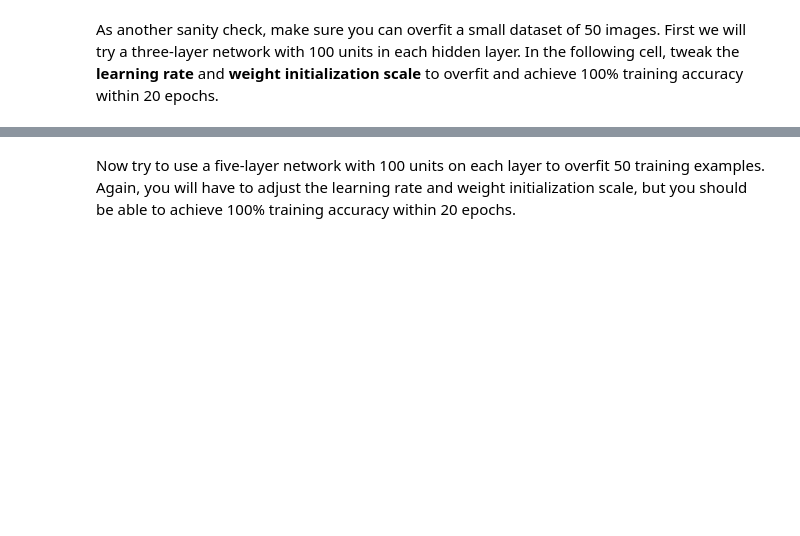
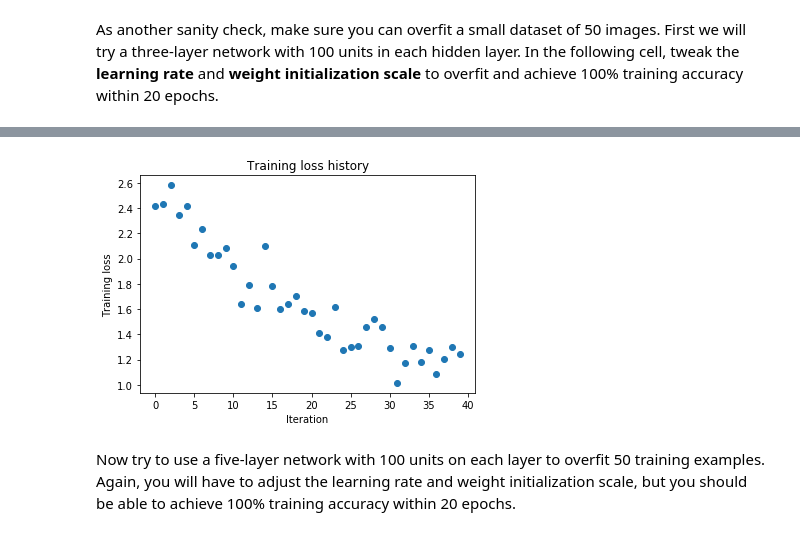
Before and after one commit to Basasuya/cs231n, a Jupyter notebook: assignment2/FullyConnectedNets.ipynb, the cells around one changed output, grey strips where cells are left out. Saved outputs shown, nothing was run; the diff lists cells and outputs as text; code cells hidden in the pictures; blank space fills up the shorter version.

```diff
--- a/assignment2/FullyConnectedNets.ipynb
+++ b/assignment2/FullyConnectedNets.ipynb
@@ -322,7 +337,17 @@ solver = None
 ##############################################################################
 # *****START OF YOUR CODE (DO NOT DELETE/MODIFY THIS LINE)*****
 
-pass
+model = TwoLayerNet(hidden_dim=90, reg=0.5)
+solver = Solver(model, data,
+                update_rule='sgd',
+                optim_config={
+                  'learning_rate': 1e-3,
+                },
+                lr_decay=0.95,
+                num_epochs=10, batch_size=100,
+                print_every=100)
+solver.train()
+
 
 # *****END OF YOUR CODE (DO NOT DELETE/MODIFY THIS LINE)*****
 ##############################################################################
@@ -393,21 +455,37 @@ small_data = {
   'y_val': data['y_val'],
 }
 
-weight_scale = 1e-2   # Experiment with this!
-learning_rate = 1e-4  # Experiment with this!
-model = FullyConnectedNet([100, 100],
-              weight_scale=weight_scale, dtype=np.float64)
-solver = Solver(model, small_data,
-                print_every=10, num_epochs=20, batch_size=25,
-                update_rule='sgd',
-                optim_config={
-                  'learning_rate': learning_rate,
-                }
-         )
-solver.train()
+# weight_scale = 1e-2   # Experiment with this!
+# learning_rate = 1e-4  # Experiment with this!
+learning_rates = 10**np.linspace(-5, -3, 5)
+weight_scales = 10**np.linspace(-4, -1, 8)
 
-plt.plot(solver.loss_history, 'o')
+best_val = -1
+best_model = None
+
+for learning_rate in learning_rates:
+    for weight_scale in weight_scales:
+        model = FullyConnectedNet([100, 100],
+                      weight_scale=weight_scale, dtype=np.float64)
+        solver = Solver(model, small_data,
+                        print_every=40, num_epochs=20, batch_size=25,
+                        update_rule='sgd',
+                        optim_config={
+                          'learning_rate': learning_rate,
+                        }
+                 )
+        solver.train()
+        if(best_val < solver.best_val_acc):
+            best_val = solver.best_val_acc
+            best_model = solver
+
+
+
+
+
+plt.plot(best_model.loss_history, 'o')
 plt.title('Training loss history')
 plt.xlabel('Iteration')
 plt.ylabel('Training loss')
 plt.show()
+# %% [output]
@@ -414,3 +509,4 @@ plt.show()
+[figure, added]
 # %% [markdown]
 Now try to use a five-layer network with 100 units on each layer to overfit 50 training examples. Again, you will have to adjust the learning rate and weight initialization scale, but you should be able to achieve 100% training accuracy within 20 epochs.
 # %%
```
Also changed, not shown: parts of 17 cells of this notebook, 3 other files.
